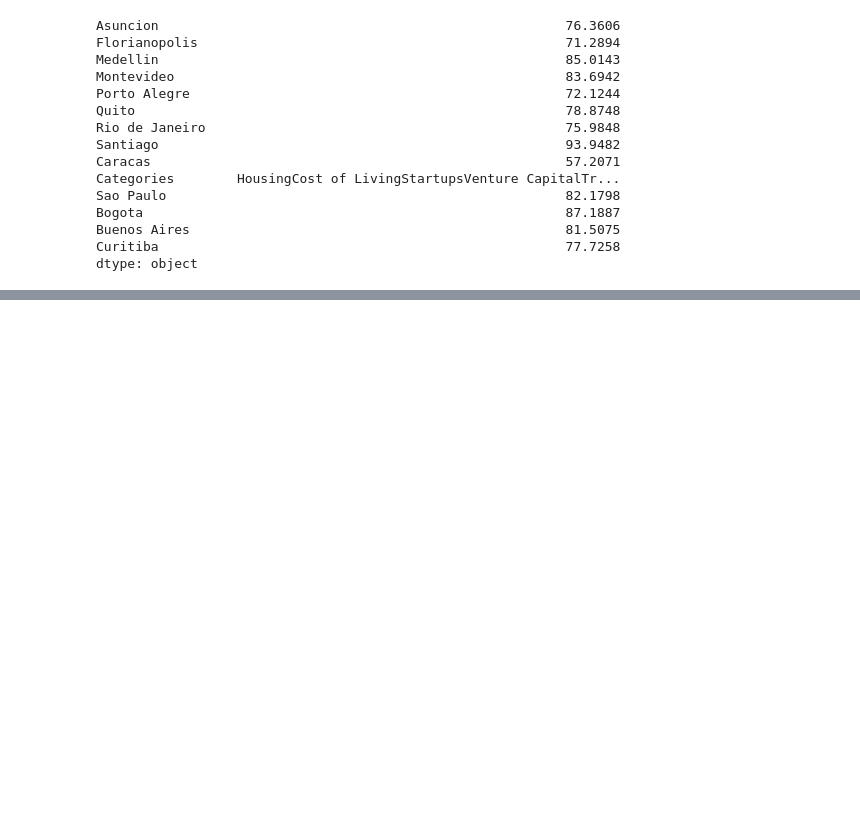
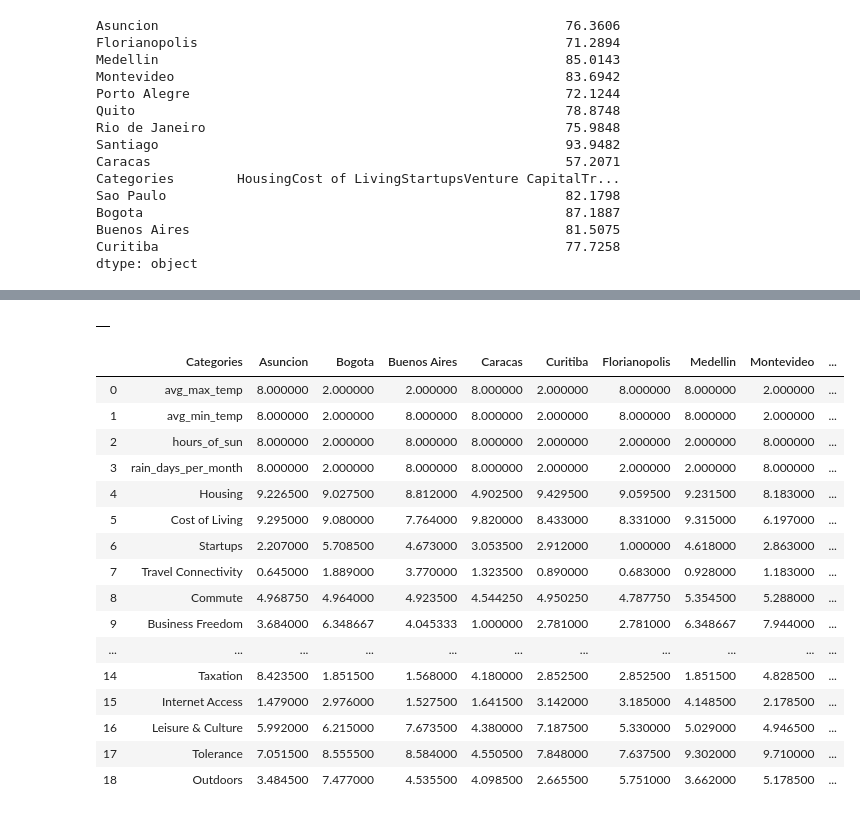
Before and after one commit to LouiseMerle/Project-South-America, a Jupyter notebook: cities-scores.ipynb, the cells around one changed output, grey strips where cells are left out. Cells and saved outputs as stored; diff of their text form; code cells hidden in the pictures; blank space fills up the shorter version.

```diff
--- a/cities-scores.ipynb
+++ b/cities-scores.ipynb
@@ -795,0 +863,28 @@ sum_cities.to_csv('sum_cities.csv')
+# %%
+total3.corr()
+# %% [output]
+|  |
+# %%
+total = pd.read_csv('total.csv')
+total
+
+del total['Unnamed: 0']
+total
+# %% [output]
+|  | Categories | Asuncion | Bogota | Buenos Aires | Caracas | Curitiba | Florianopolis | Medellin | Montevideo | ... |
+| 0 | avg_max_temp | 8.000000 | 2.000000 | 2.000000 | 8.000000 | 2.000000 | 8.000000 | 8.000000 | 2.000000 | ... |
+| 1 | avg_min_temp | 8.000000 | 2.000000 | 8.000000 | 8.000000 | 2.000000 | 8.000000 | 8.000000 | 2.000000 | ... |
+| 2 | hours_of_sun | 8.000000 | 2.000000 | 8.000000 | 8.000000 | 2.000000 | 2.000000 | 2.000000 | 8.000000 | ... |
+| 3 | rain_days_per_month | 8.000000 | 2.000000 | 8.000000 | 8.000000 | 2.000000 | 2.000000 | 2.000000 | 8.000000 | ... |
+| 4 | Housing | 9.226500 | 9.027500 | 8.812000 | 4.902500 | 9.429500 | 9.059500 | 9.231500 | 8.183000 | ... |
+| 5 | Cost of Living | 9.295000 | 9.080000 | 7.764000 | 9.820000 | 8.433000 | 8.331000 | 9.315000 | 6.197000 | ... |
+| 6 | Startups | 2.207000 | 5.708500 | 4.673000 | 3.053500 | 2.912000 | 1.000000 | 4.618000 | 2.863000 | ... |
+| 7 | Travel Connectivity | 0.645000 | 1.889000 | 3.770000 | 1.323500 | 0.890000 | 0.683000 | 0.928000 | 1.183000 | ... |
+| 8 | Commute | 4.968750 | 4.964000 | 4.923500 | 4.544250 | 4.950250 | 4.787750 | 5.354500 | 5.288000 | ... |
+| 9 | Business Freedom | 3.684000 | 6.348667 | 4.045333 | 1.000000 | 2.781000 | 2.781000 | 6.348667 | 7.944000 | ... |
+| ... | ... | ... | ... | ... | ... | ... | ... | ... | ... | ... |
+| 14 | Taxation | 8.423500 | 1.851500 | 1.568000 | 4.180000 | 2.852500 | 2.852500 | 1.851500 | 4.828500 | ... |
+| 15 | Internet Access | 1.479000 | 2.976000 | 1.527500 | 1.641500 | 3.142000 | 3.185000 | 4.148500 | 2.178500 | ... |
+| 16 | Leisure & Culture | 5.992000 | 6.215000 | 7.673500 | 4.380000 | 7.187500 | 5.330000 | 5.029000 | 4.946500 | ... |
+| 17 | Tolerance | 7.051500 | 8.555500 | 8.584000 | 4.550500 | 7.848000 | 7.637500 | 9.302000 | 9.710000 | ... |
+| 18 | Outdoors | 3.484500 | 7.477000 | 4.535500 | 4.098500 | 2.665500 | 5.751000 | 3.662000 | 5.178500 | ... |
```
Also changed, not shown: parts of 17 cells of this notebook, 9 other files.
